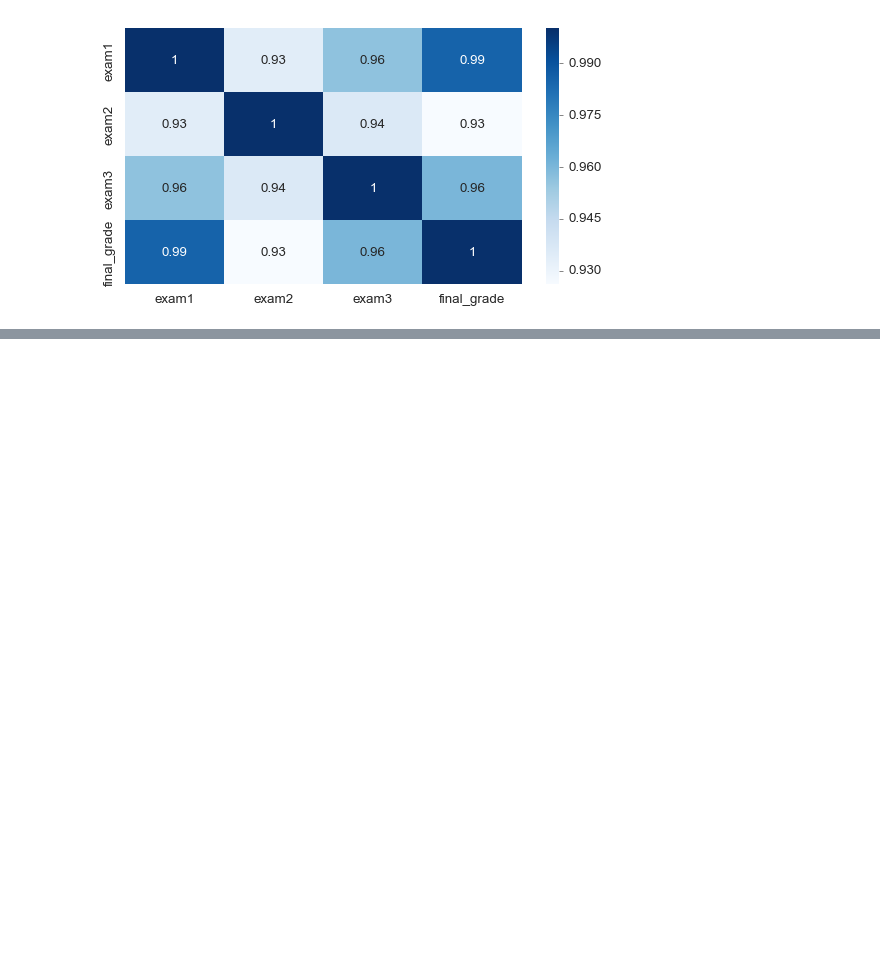
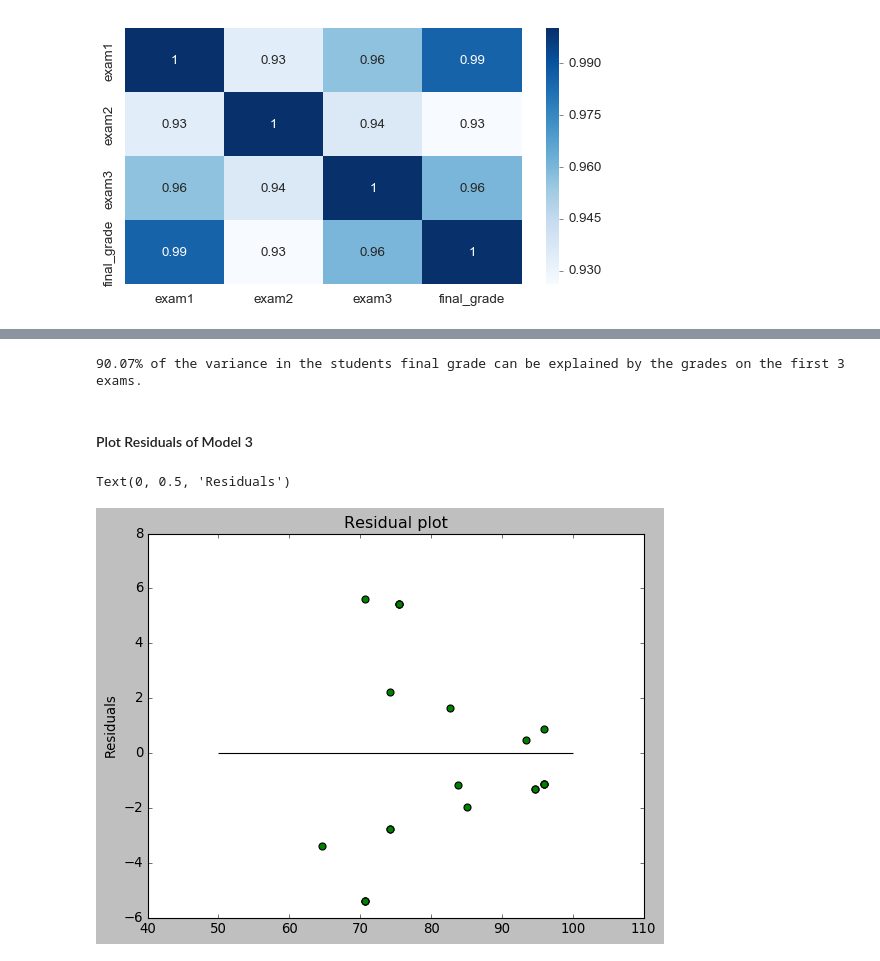
Before and after one commit to escalante-eric/python-exercises, a Jupyter notebook: Linear_Regression_in_Python.ipynb, the cells around one changed output, grey strips where cells are left out. Saved outputs shown, nothing was run; the diff lists cells and outputs as text; code cells hidden in the pictures; blank space fills up the shorter version.

```diff
--- a/Linear_Regression_in_Python.ipynb
+++ b/Linear_Regression_in_Python.ipynb
@@ -190,0 +361,2 @@ plt.show()
+# %%
+y_pred_lm3 = lm3.predict(X_test[['exam3']])
@@ -190,0 +371,16 @@ plt.show()
+# %%
+r2 = r2_score(y_test, y_pred_lm3)
+print('{:.2%} of the variance in the student''s final grade can be explained by the grades on the first 3 exams.'
+      .format(r2))
+# %% [output]
+90.07% of the variance in the students final grade can be explained by the grades on the first 3 exams.
+# %% [markdown]
+#### Plot Residuals of Model 3
+# %%
+plt.scatter(y_pred_lm3, y_pred_lm3 - y_test, c='g', s=40)
+plt.hlines(y=0, xmin=50, xmax=100)
+plt.title("Residual plot")
+plt.ylabel('Residuals')
+# %% [output]
+Text(0, 0.5, 'Residuals')
+[figure, added]
```
Also changed, not shown: parts of 29 cells of this notebook.
